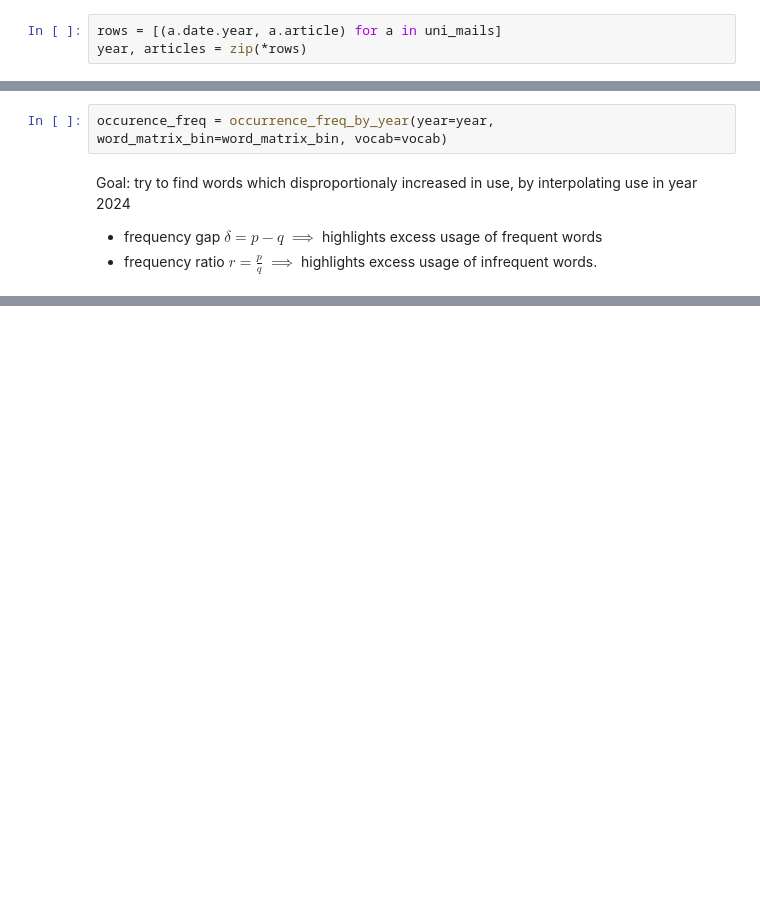
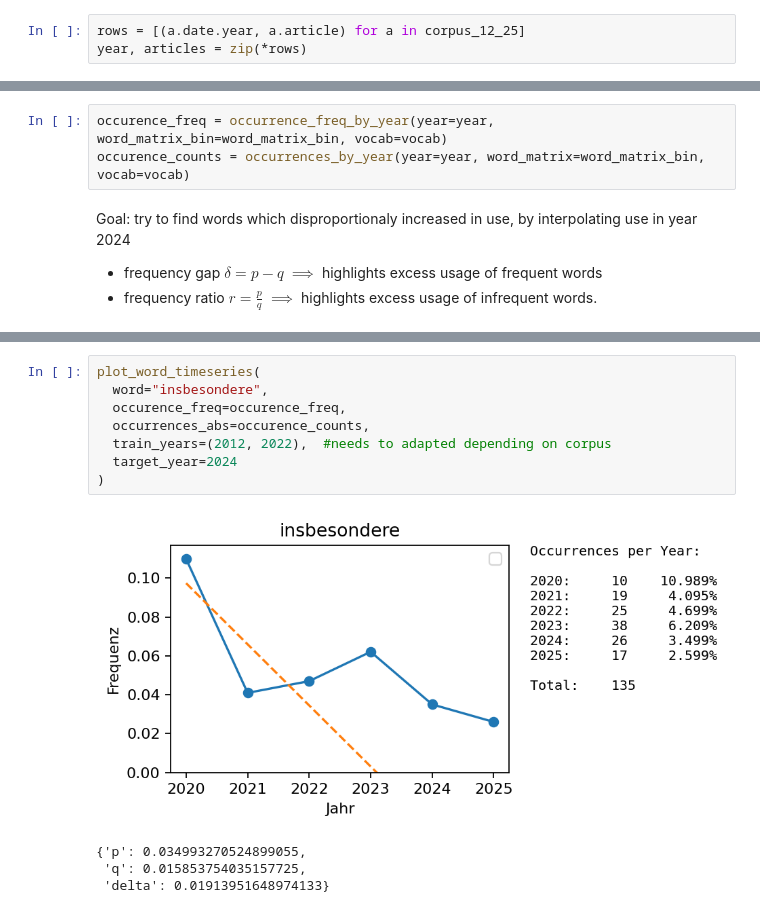
Before and after one commit to julilili42/bike-investment-study, a Jupyter notebook: src/analyze_language_change.ipynb, the cells around one changed output, grey strips where cells are left out. Cells and saved outputs as stored; diff of their text form; blank space fills up the shorter version.

Commit message:
added plotting

```diff
--- a/src/analyze_language_change.ipynb
+++ b/src/analyze_language_change.ipynb
@@ -19,7 +8,7 @@ corpus = chain(corpus_17, corpus_18_23, corpus_24)
 corpus_12_25 = import_corpus(batch_size=100, streaming=False, url="julilili42/tagesschau")
 uni_mails = import_corpus(batch_size=100, streaming=False, url="DerSandmannHD/Uni-Mail", adapter = TypeAdapter(list[Mail]))
 # %%
-rows = [(a.date.year, a.article) for a in uni_mails]
+rows = [(a.date.year, a.article) for a in corpus_12_25]
 year, articles = zip(*rows)
 # %% [output]
 3096 articles to be loaded for dataset uni-mail
@@ -39,6 +29,7 @@ Text(0, 0.5, 'Number of articles')
 [figure]
 # %%
 occurence_freq = occurrence_freq_by_year(year=year, word_matrix_bin=word_matrix_bin, vocab=vocab)
+occurence_counts = occurrences_by_year(year=year, word_matrix=word_matrix_bin, vocab=vocab)
 # %% [markdown]
 Goal: try to find words which disproportionaly increased in use, by interpolating use in year 2024
 
@@ -159,0 +158,13 @@ Index: []
+# %%
+plot_word_timeseries(
+  word="insbesondere",
+  occurence_freq=occurence_freq,
+  occurrences_abs=occurence_counts,
+  train_years=(2012, 2022),  #needs to adapted depending on corpus
+  target_year=2024
+)
+# %% [output]
+[figure, added]
+{'p': 0.034993270524899055,
+ 'q': 0.015853754035157725,
+ 'delta': 0.01913951648974133}
```
Also changed, not shown: parts of 11 cells of this notebook, 2 other files.
